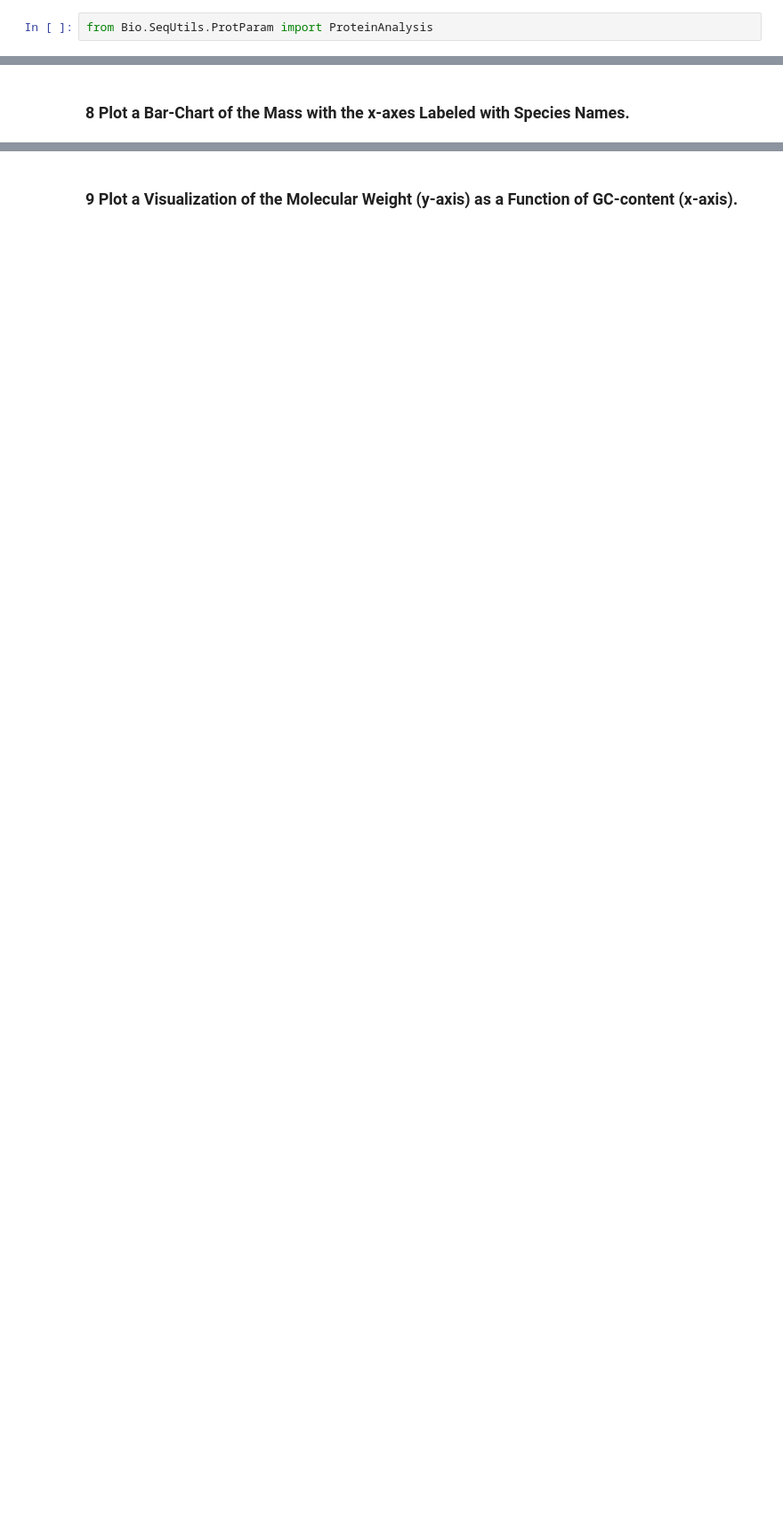
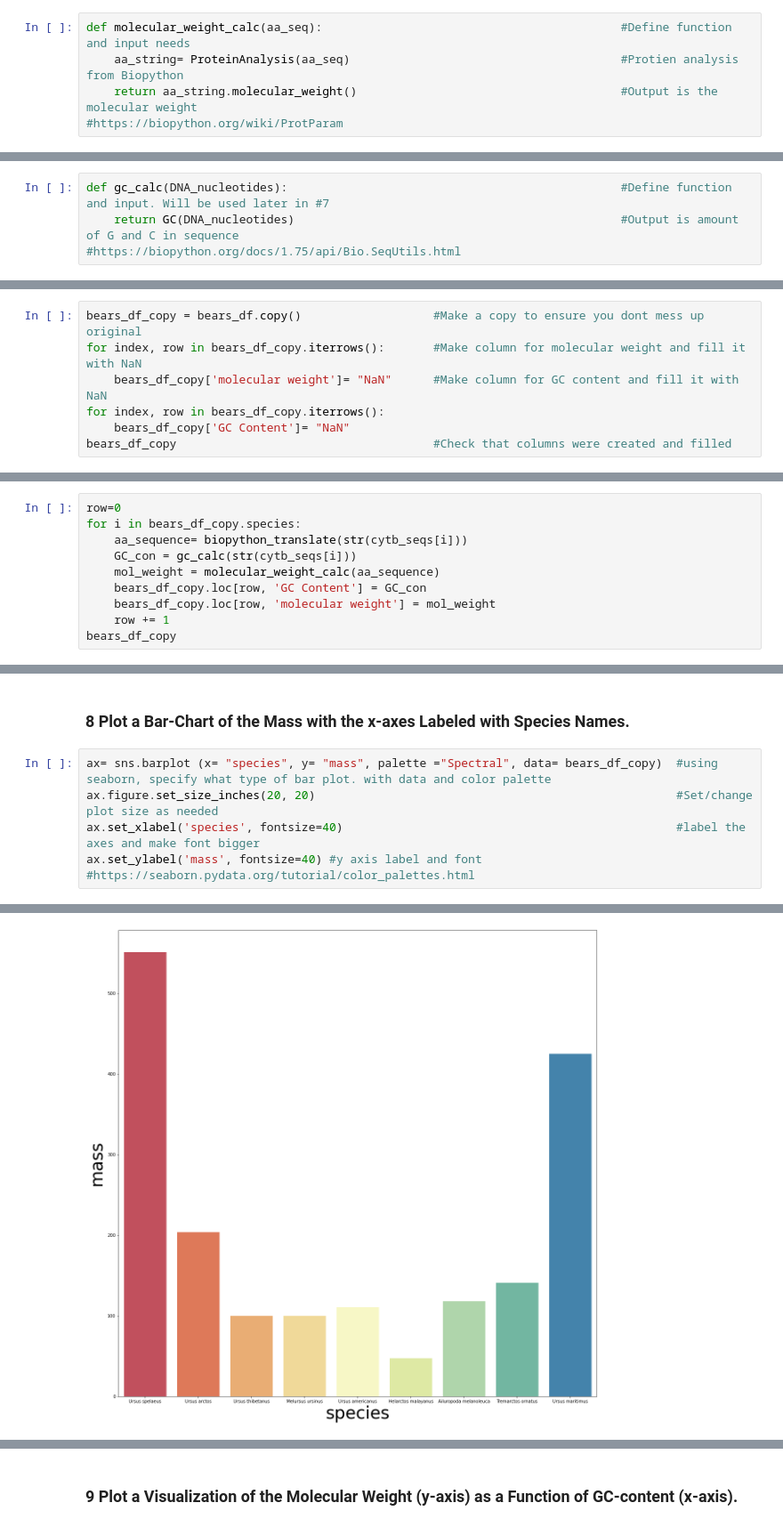
Before and after one commit to msodders/Python_Homework_Sodders21, a Jupyter notebook: Sodders Homework.ipynb, the cells around one changed output, grey strips where cells are left out. Shown at 89% size. Cells and saved outputs as stored; diff of their text form; blank space fills up the shorter version.

```diff
--- a/Sodders Homework.ipynb
+++ b/Sodders Homework.ipynb
@@ -74,6 +87,9 @@ def Alt_translate(string_nucleotides):
 # %% [markdown]
 ### 4 Write a Function that Calculates the Molecular Weight of each Amino Acid Sequence.
 # %%
-from Bio.SeqUtils.ProtParam import ProteinAnalysis
+def molecular_weight_calc(aa_seq):                                           #Define function and input needs
+    aa_string= ProteinAnalysis(aa_seq)                                       #Protien analysis from Biopython
+    return aa_string.molecular_weight()                                      #Output is the molecular weight
+#https://biopython.org/wiki/ProtParam
 # %% [markdown]
 ### 5 Write a Function that Calculates the GC-content (proportion of "G" and "C") of each DNA Sequence and Returns this Value
@@ -84,0 +96,4 @@ species_list = list(bears_df.species)
+# %%
+def gc_calc(DNA_nucleotides):                                                #Define function and input. Will be used later in #7
+    return GC(DNA_nucleotides)                                               #Output is amount of G and C in sequence
+#https://biopython.org/docs/1.75/api/Bio.SeqUtils.html
@@ -85,2 +142,9 @@ species_list = list(bears_df.species)
 # %% [markdown]
 ### 6 Add Two New Columns to the Bears DataFrame: (1) Molecular Weight and (2) GC content.
+# %%
+bears_df_copy = bears_df.copy()                   #Make a copy to ensure you dont mess up original
+for index, row in bears_df_copy.iterrows():       #Make column for molecular weight and fill it with NaN
+    bears_df_copy['molecular weight']= "NaN"      #Make column for GC content and fill it with NaN
+for index, row in bears_df_copy.iterrows():
+    bears_df_copy['GC Content']= "NaN"
+bears_df_copy                                     #Check that columns were created and filled
@@ -87,2 +162,12 @@ species_list = list(bears_df.species)
 # %% [markdown]
 ### 7 Write a For-Loop that Translates Each Sequence and also gets Molecular Weight and Computes the GC Content of Each Translated Sequence and Adds those Data to DataFrame
+# %%
+row=0
+for i in bears_df_copy.species:
+    aa_sequence= biopython_translate(str(cytb_seqs[i]))
+    GC_con = gc_calc(str(cytb_seqs[i]))
+    mol_weight = molecular_weight_calc(aa_sequence)
+    bears_df_copy.loc[row, 'GC Content'] = GC_con
+    bears_df_copy.loc[row, 'molecular weight'] = mol_weight
+    row += 1
+bears_df_copy
@@ -89,2 +185,9 @@ species_list = list(bears_df.species)
 # %% [markdown]
 ### 8 Plot a Bar-Chart of the Mass with the x-axes Labeled with Species Names.
+# %%
+ax= sns.barplot (x= "species", y= "mass", palette ="Spectral", data= bears_df_copy)  #using seaborn, specify what type of bar plot. with data and color palette
+ax.figure.set_size_inches(20, 20)                                                    #Set/change plot size as needed
+ax.set_xlabel('species', fontsize=40)                                                #label the axes and make font bigger
+ax.set_ylabel('mass', fontsize=40) #y axis label and font
+#https://seaborn.pydata.org/tutorial/color_palettes.html
+# %% [output]
@@ -90,0 +195 @@ species_list = list(bears_df.species)
+[figure, added]
```
Also changed, not shown: parts of 21 cells of this notebook, 3 other files.
